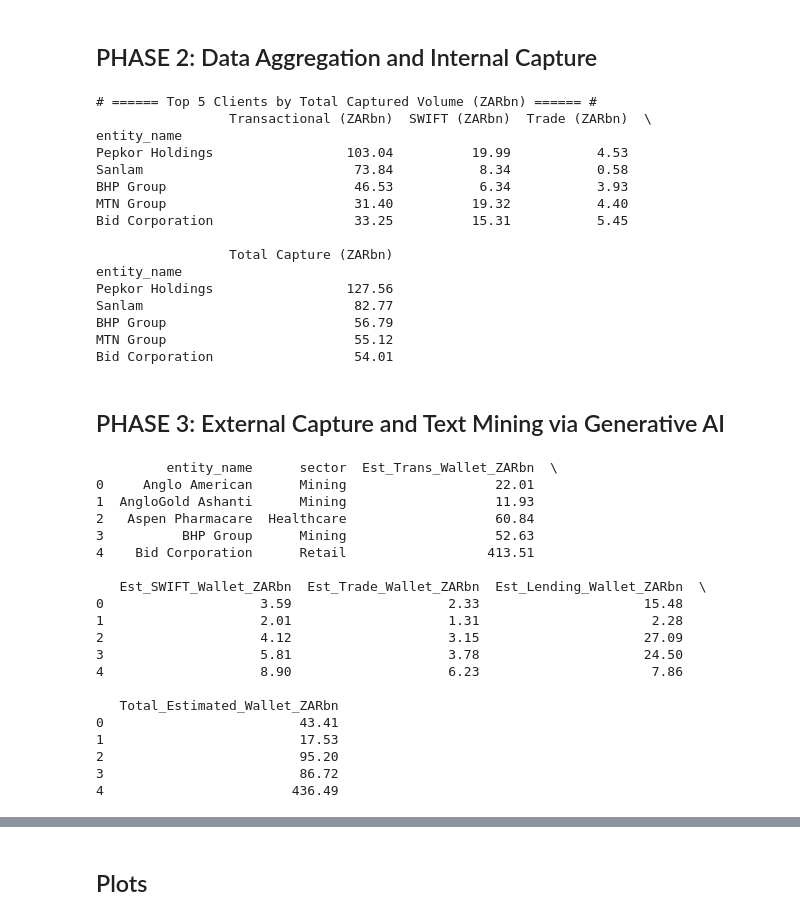
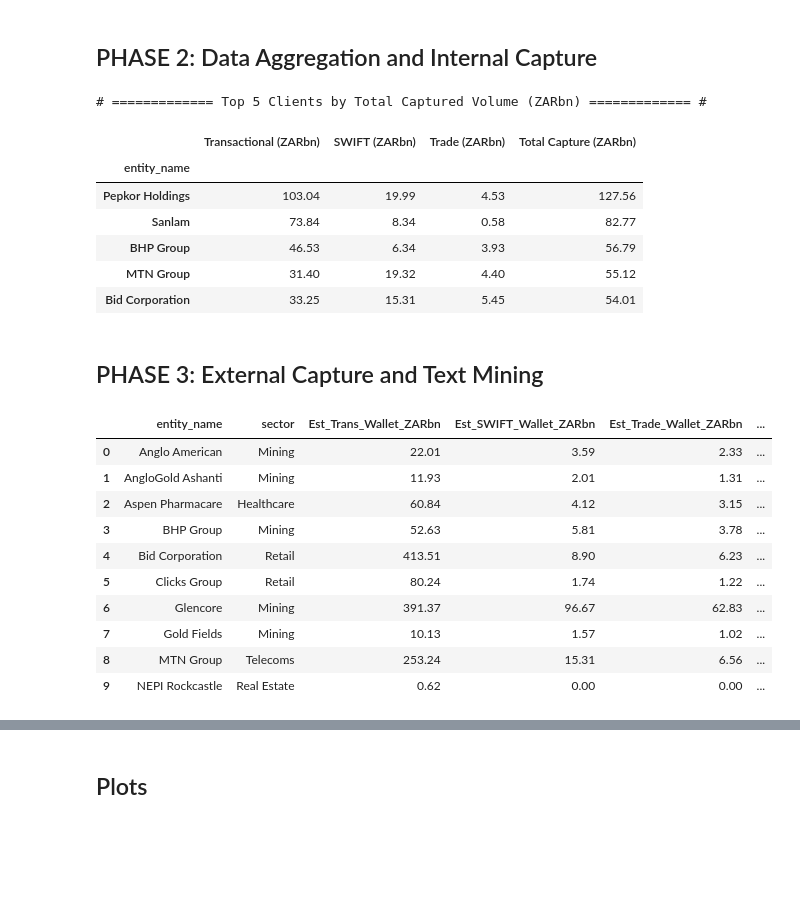
Before and after one commit to Jihad-Johaar/Data-Hackathon, a Jupyter notebook: Data_Analysis.ipynb, the cells around one changed output, grey strips where cells are left out. Saved outputs shown, nothing was run; the diff lists cells and outputs as text; code cells hidden in the pictures; blank space fills up the shorter version.

```diff
--- a/Data_Analysis.ipynb
+++ b/Data_Analysis.ipynb
@@ -290,27 +284,19 @@ summary_with_names = summary_in_billions.join(entity_mapping)
 summary_with_names = summary_with_names.set_index('entity_name')
 
 # Display the top 5
-print("# ====== Top 5 Clients by Total Captured Volume (ZARbn) ====== #")
-print(summary_with_names.sort_values('Total Capture (ZARbn)', ascending=False).head())
+print("# ============= Top 5 Clients by Total Captured Volume (ZARbn) ============= #")
+summary_with_names.sort_values('Total Capture (ZARbn)', ascending=False).head()
 # %% [output]
-# ====== Top 5 Clients by Total Captured Volume (ZARbn) ====== #
-                 Transactional (ZARbn)  SWIFT (ZARbn)  Trade (ZARbn)  \
-entity_name
-Pepkor Holdings                 103.04          19.99           4.53
-Sanlam                           73.84           8.34           0.58
-BHP Group                        46.53           6.34           3.93
-MTN Group                        31.40          19.32           4.40
-Bid Corporation                  33.25          15.31           5.45
-
-                 Total Capture (ZARbn)
-entity_name
-Pepkor Holdings                 127.56
-Sanlam                           82.77
-BHP Group                        56.79
-MTN Group                        55.12
-Bid Corporation                  54.01
+# ============= Top 5 Clients by Total Captured Volume (ZARbn) ============= #
+|  | Transactional (ZARbn) | SWIFT (ZARbn) | Trade (ZARbn) | Total Capture (ZARbn) |
+| entity_name |  |  |  |  |
+| Pepkor Holdings | 103.04 | 19.99 | 4.53 | 127.56 |
+| Sanlam | 73.84 | 8.34 | 0.58 | 82.77 |
+| BHP Group | 46.53 | 6.34 | 3.93 | 56.79 |
+| MTN Group | 31.40 | 19.32 | 4.40 | 55.12 |
+| Bid Corporation | 33.25 | 15.31 | 5.45 | 54.01 |
 # %% [markdown]
-## PHASE 3: External Capture and Text Mining via Generative AI
+## PHASE 3: External Capture and Text Mining
 # %%
 # Mining JSON Format
 # [
@@ -399,54 +385,45 @@ sector_multipliers = {
 
 # print(external_df[['entity_name', 'sector', 'foreign_costs_imports']].head())
 
 # Apply Dynamic Multipliers Row-by-Row
 external_df['ALPHA']   = external_df['sector'].apply(lambda x: sector_multipliers[x]['alpha'])
 external_df['BETA']    = external_df['sector'].apply(lambda x: sector_multipliers[x]['beta'])
 external_df['GAMMA']   = external_df['sector'].apply(lambda x: sector_multipliers[x]['gamma'])
 external_df['DELTA']   = external_df['sector'].apply(lambda x: sector_multipliers[x]['delta'])
 external_df['EPSILON'] = external_df['sector'].apply(lambda x: sector_multipliers[x]['epsilon'])
 
 # Compute Pillar and Total Wallets (ZARbn)
 external_df['Est_Trans_Wallet_ZARbn']   = (external_df['ALPHA'] * (external_df['revenue'] + external_df['cost_of_sales'])) / 1e9
 external_df['Est_SWIFT_Wallet_ZARbn']   = (external_df['BETA'] * external_df['foreign_costs_imports']) / 1e9
 external_df['Est_Trade_Wallet_ZARbn']   = (external_df['GAMMA'] * external_df['foreign_costs_imports'] + external_df['DELTA'] * external_df['cost_of_sales']) / 1e9
 external_df['Est_Lending_Wallet_ZARbn'] = (external_df['EPSILON'] * external_df['total_debt']) / 1e9
 
 external_df['Total_Estimated_Wallet_ZARbn'] = (
     external_df['Est_Trans_Wallet_ZARbn'] +
     external_df['Est_SWIFT_Wallet_ZARbn'] +
     external_df['Est_Trade_Wallet_ZARbn'] +
     external_df['Est_Lending_Wallet_ZARbn']
 )
 
 # Extract final summary view
 wallet_estimates = external_df[[
     'entity_name', 'sector', 'Est_Trans_Wallet_ZARbn', 'Est_SWIFT_Wallet_ZARbn',
     'Est_Trade_Wallet_ZARbn', 'Est_Lending_Wallet_ZARbn', 'Total_Estimated_Wallet_ZARbn'
 ]]
 
-print(wallet_estimates.head())
+wallet_estimates.head(10)
 # %% [output]
-         entity_name      sector  Est_Trans_Wallet_ZARbn  \
-0     Anglo American      Mining                   22.01
-1  AngloGold Ashanti      Mining                   11.93
-2   Aspen Pharmacare  Healthcare                   60.84
-3          BHP Group      Mining                   52.63
-4    Bid Corporation      Retail                  413.51
-
-   Est_SWIFT_Wallet_ZARbn  Est_Trade_Wallet_ZARbn  Est_Lending_Wallet_ZARbn  \
-0                    3.59                    2.33                     15.48
-1                    2.01                    1.31                      2.28
-2                    4.12                    3.15                     27.09
-3                    5.81                    3.78                     24.50
-4                    8.90                    6.23                      7.86
-
-   Total_Estimated_Wallet_ZARbn
-0                         43.41
-1                         17.53
-2                         95.20
-3                         86.72
-4                        436.49
+|  | entity_name | sector | Est_Trans_Wallet_ZARbn | Est_SWIFT_Wallet_ZARbn | Est_Trade_Wallet_ZARbn | ... |
+| 0 | Anglo American | Mining | 22.01 | 3.59 | 2.33 | ... |
+| 1 | AngloGold Ashanti | Mining | 11.93 | 2.01 | 1.31 | ... |
+| 2 | Aspen Pharmacare | Healthcare | 60.84 | 4.12 | 3.15 | ... |
+| 3 | BHP Group | Mining | 52.63 | 5.81 | 3.78 | ... |
+| 4 | Bid Corporation | Retail | 413.51 | 8.90 | 6.23 | ... |
+| 5 | Clicks Group | Retail | 80.24 | 1.74 | 1.22 | ... |
+| 6 | Glencore | Mining | 391.37 | 96.67 | 62.83 | ... |
+| 7 | Gold Fields | Mining | 10.13 | 1.57 | 1.02 | ... |
+| 8 | MTN Group | Telecoms | 253.24 | 15.31 | 6.56 | ... |
+| 9 | NEPI Rockcastle | Real Estate | 0.62 | 0.00 | 0.00 | ... |
 # %%
 # Aggregation of Internal Capture and External
 sow_df = summary_with_names.reset_index().merge(
```
Also changed, not shown: parts of 6 cells of this notebook.
